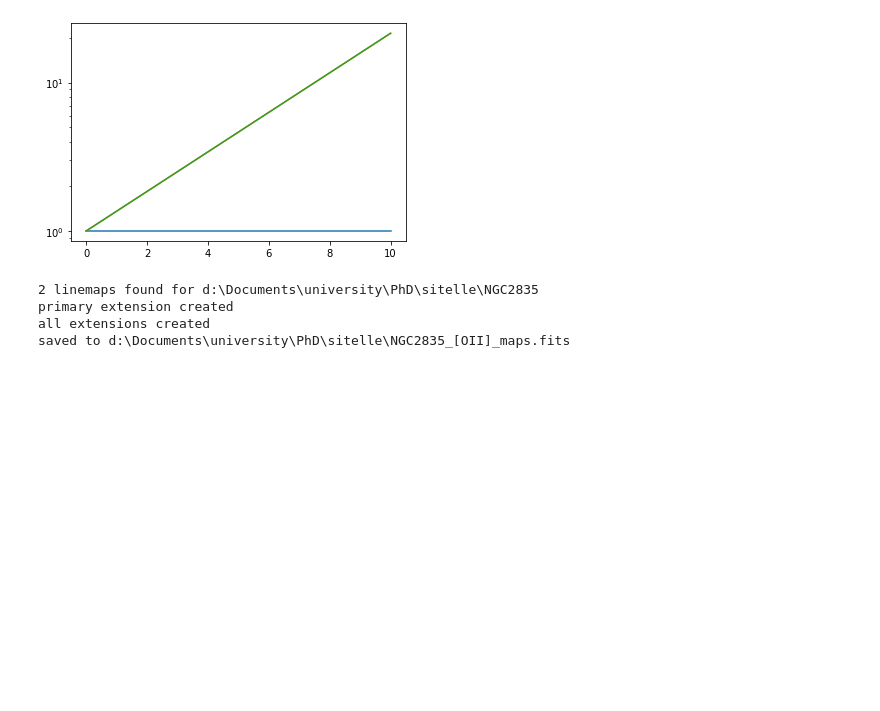
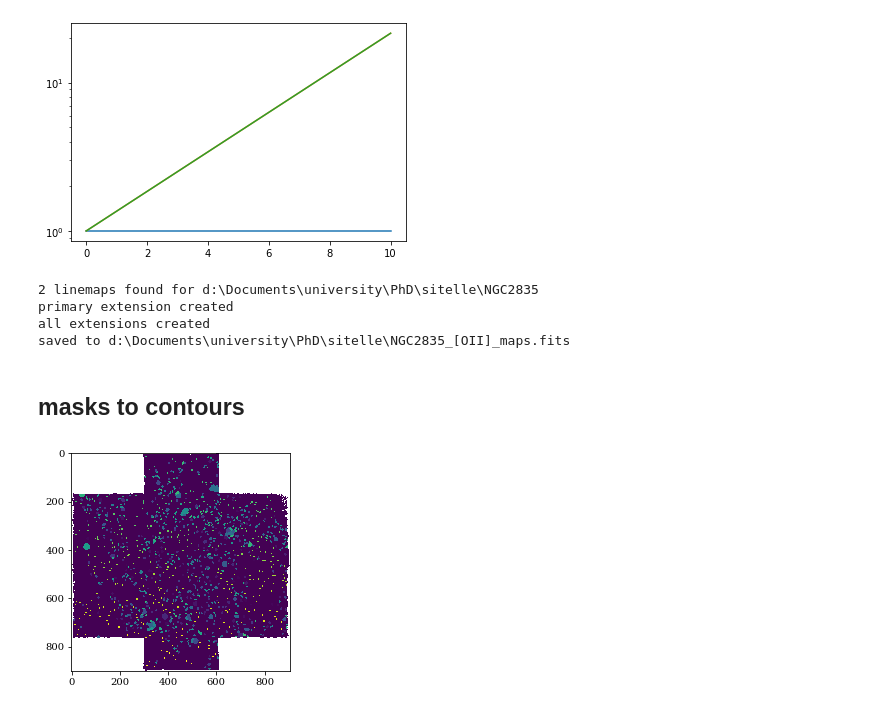
Before and after one commit to fschmnn/pnlf, a Jupyter notebook: notebooks/playground.ipynb, the cells around one changed output. Drawn from its saved outputs; the diff is of its cells as text; code cells hidden in the pictures; blank space fills up the shorter version.

```diff
--- a/notebooks/playground.ipynb
+++ b/notebooks/playground.ipynb
@@ -252,3 +234,5 @@ hdul = combine_fits(folder,muse_header)
 primary extension created
 all extensions created
 saved to d:\Documents\university\PhD\sitelle\NGC2835_[OII]_maps.fits
+# %% [markdown]
+## masks to contours
@@ -254,0 +249,20 @@ saved to d:\Documents\university\PhD\sitelle\NGC2835_[OII]_maps.fits
+# %%
+from astropy.io import fits
+from pathlib import Path
+
+data_raw = Path('g:\Archive')
+
+mask_file = data_raw/'MUSE'/'DR1'/'AUXILIARY'/'Nebulae catalogue'/'spatial_masks'/'NGC2835_HIIreg_mask.fits'
+with fits.open(mask_file) as hdul:
+    mask = hdul[0].data
+    mask_header = hdul[0].header
+
+basedir = Path('d:\Documents') / 'university' / 'PhD' / 'sitelle'
+with fits.open(basedir/'NGC2835_deepframe.fits') as hdul:
+    target_data = hdul[0].data
+    target_header = hdul[0].header
+# %%
+plt.imshow(mask)
+plt.savefig('test.pdf')
+# %% [output]
+[figure, added]
```
Also changed, not shown: parts of 23 cells of this notebook, 7 other files.
